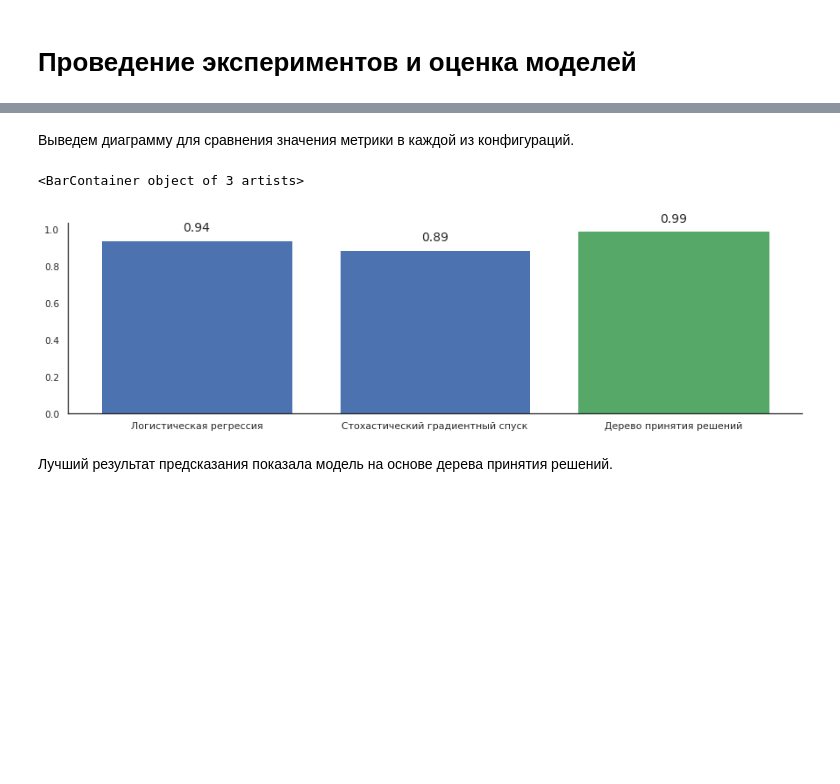
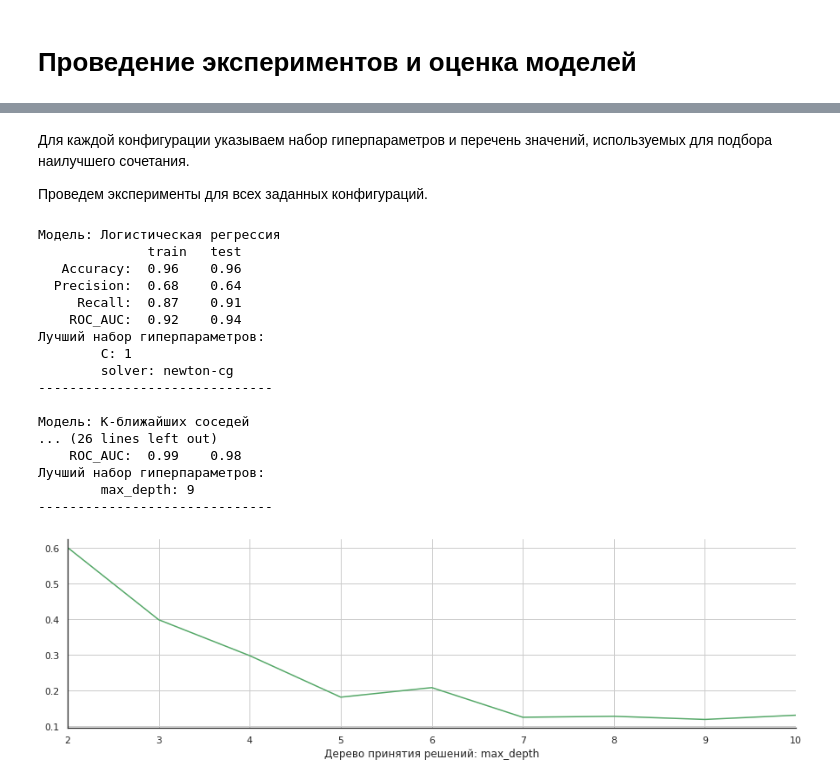
Before and after one commit to week8day/ML-courses, a Jupyter notebook: Neimark/Bank_Personal_Loan.ipynb, the cells around one changed output, grey strips where cells are left out. Saved outputs shown, nothing was run; the diff lists cells and outputs as text; code cells hidden in the pictures; blank space fills up the shorter version.

```diff
--- a/Neimark/Bank_Personal_Loan.ipynb
+++ b/Neimark/Bank_Personal_Loan.ipynb
@@ -486,8 +489,8 @@ memory usage: 378.4 KB
 # определим параметр рандомизации
 model_random_state = 100
 
-# разделим данные на тренировочную и тестовую выборки в пропорции 80 / 20
-X_train, X_test, y_train, y_test = train_test_split(X, Y, train_size=0.8, random_state=model_random_state, stratify=Y)
+# разделим данные на тренировочную и тестовую выборки в пропорции 70 / 30
+X_train, X_test, y_train, y_test = train_test_split(X, Y, train_size=0.7, random_state=model_random_state, stratify=Y)
 # %% [markdown]
 ## Масштабирование данных
 # %%
@@ -638,18 +630,45 @@ max_index = model_estim_val.index(max_value)
-# %% [markdown]
-Выведем диаграмму для сравнения значения метрики в каждой из конфигураций.
-# %%
-sns.set_palette(sns.color_palette("tab10"))
-sns.set_theme(style="white", rc=custom_params)
-
-metrics_bar = plt.bar(model_estim_x, model_estim_val)
-metrics_bar[max_index].set_color('g')
-
-for i in range(len(model_estim_x)):
-  plt.text(i, model_estim_val[i] + 0.05, round(model_estim_val[i], 2), ha='center', size=14)
-
-metrics_bar
-# %% [output]
-<BarContainer object of 3 artists>
-[figure, removed]
-# %% [markdown]
-Лучший результат предсказания показала модель на основе дерева принятия решений.
+# %% [markdown]
+Для каждой конфигурации указываем набор гиперпараметров и перечень значений, используемых для подбора наилучшего сочетания.
+
+Проведем эксперименты для всех заданных конфигураций.
+# %%
+# список экспериментов
+experiments = [
+    ['Логистическая регрессия', get_pipeline_LR, {
+        'clf__C': [0.01, 0.1, 1],
+        'clf__solver': ['newton-cg', 'liblinear']
+      }, False],
+    ['K-ближайших соседей', get_pipeline_KN, {
+        'clf__leaf_size': range(2, 5),
+        'clf__n_neighbors': range(2, 9)
+      }, False],
+    ['Метод опорных векторов', get_pipeline_SVC, {
+        'clf__C': [0.01, 0.1, 1, 2],
+        'clf__kernel': ['poly', 'rbf', 'sigmoid']
+      }, False],
+    ['Дерево принятия решений', get_pipeline_DT, {
+        'clf__max_depth': range(2, 11),
+      }, True] # для дерева принятия решения построим визуализацию
+]
+
+for ex in experiments:
+    do_experiment(ex)
+# %% [output]
+Модель: Логистическая регрессия
+              train   test
+   Accuracy:  0.96    0.96
+  Precision:  0.68    0.64
+     Recall:  0.87    0.91
+    ROC_AUC:  0.92    0.94
+Лучший набор гиперпараметров:
+        C: 1
+        solver: newton-cg
+------------------------------
+
+Модель: K-ближайших соседей
+... (26 lines left out)
+    ROC_AUC:  0.99    0.98
+Лучший набор гиперпараметров:
+        max_depth: 9
+------------------------------
+[figure, added]
```
Also changed, not shown: parts of 11 cells of this notebook.
